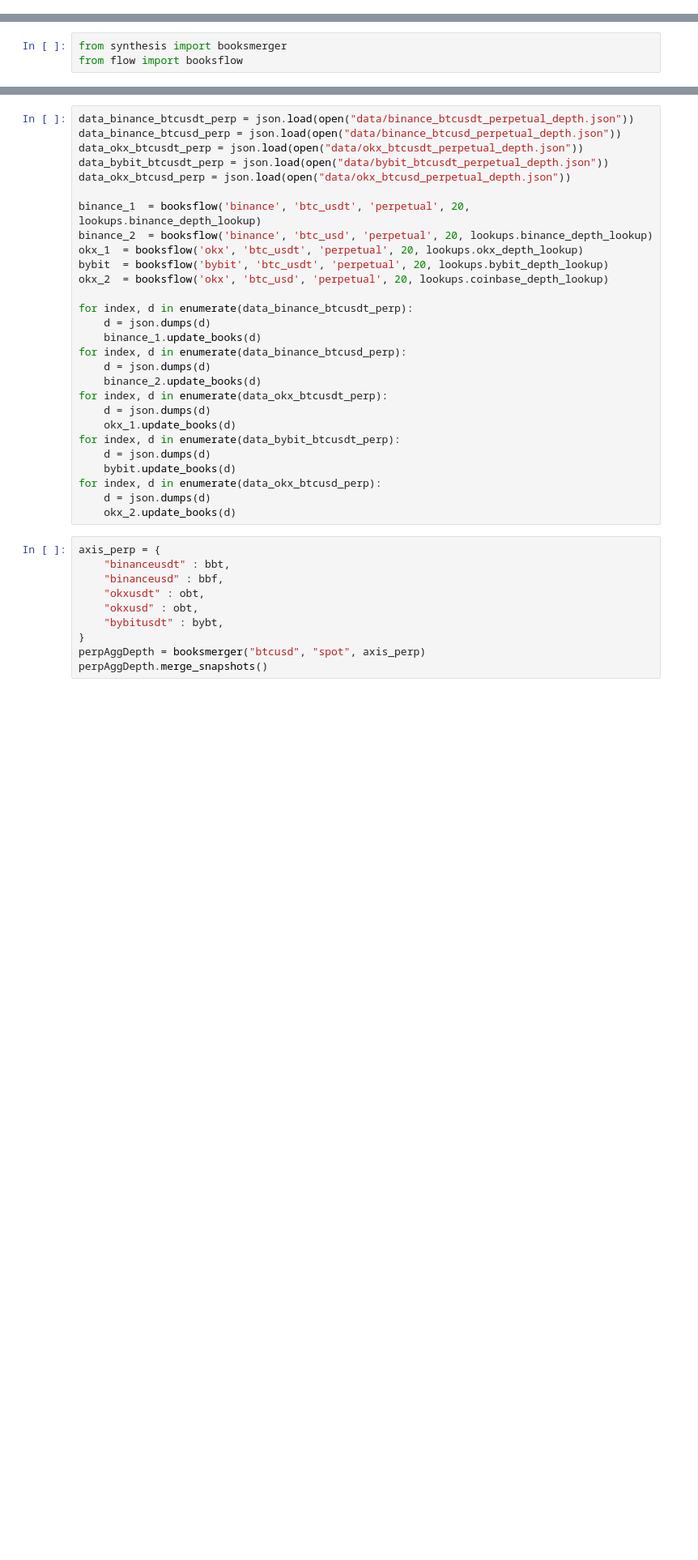
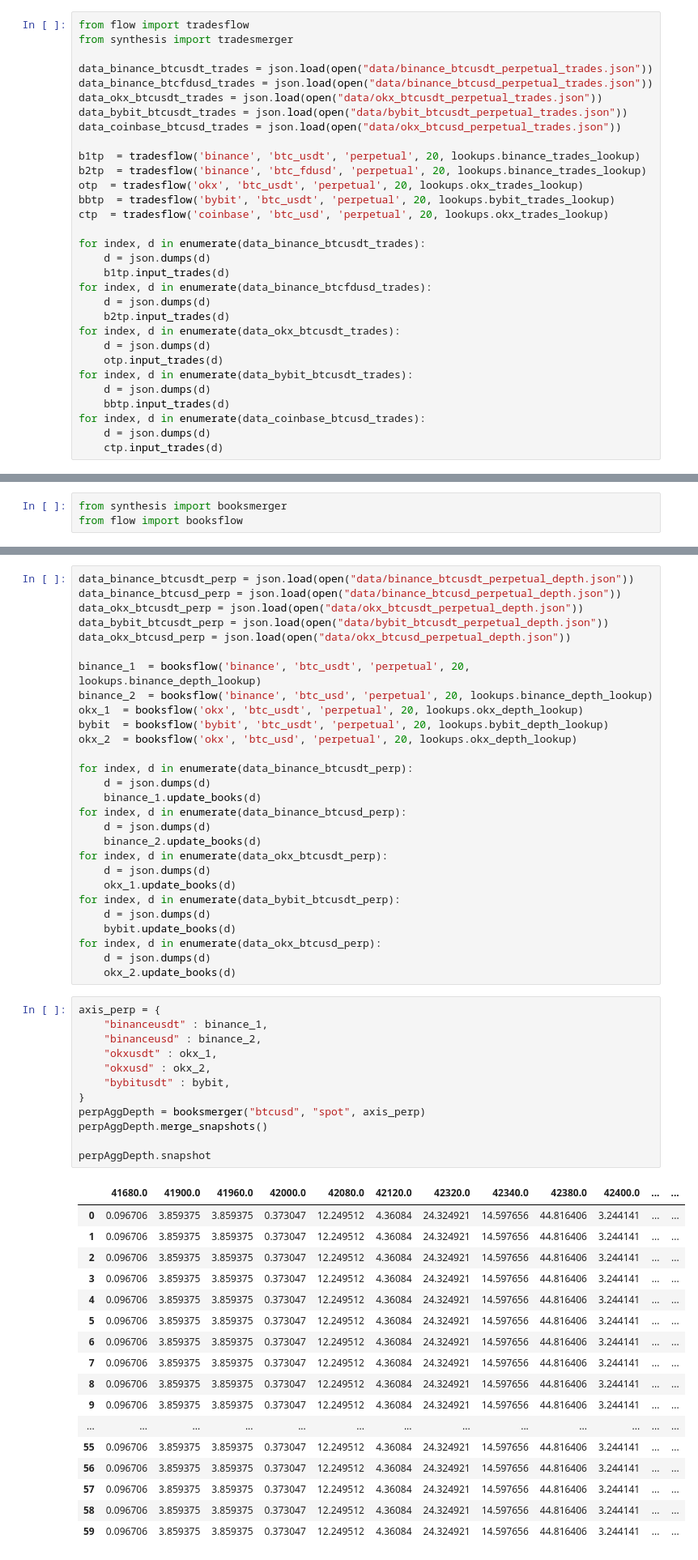
Before and after one commit to IndianaBug/moonStreamProcess, a Jupyter notebook: examples/synthesis.ipynb, the cells around one changed output, grey strips where cells are left out. Shown at 81% size. Drawn from its saved outputs; the diff is of its cells as text; blank space fills up the shorter version.

```diff
--- a/examples/synthesis.ipynb
+++ b/examples/synthesis.ipynb
@@ -16,0 +241,31 @@ import lookups
+# %%
+from flow import tradesflow
+from synthesis import tradesmerger
+
+data_binance_btcusdt_trades = json.load(open("data/binance_btcusdt_perpetual_trades.json"))
+data_binance_btcfdusd_trades = json.load(open("data/binance_btcusd_perpetual_trades.json"))
+data_okx_btcusdt_trades = json.load(open("data/okx_btcusdt_perpetual_trades.json"))
+data_bybit_btcusdt_trades = json.load(open("data/bybit_btcusdt_perpetual_trades.json"))
+data_coinbase_btcusd_trades = json.load(open("data/okx_btcusd_perpetual_trades.json"))
+
+b1tp  = tradesflow('binance', 'btc_usdt', 'perpetual', 20, lookups.binance_trades_lookup)
+b2tp  = tradesflow('binance', 'btc_fdusd', 'perpetual', 20, lookups.binance_trades_lookup)
+otp  = tradesflow('okx', 'btc_usdt', 'perpetual', 20, lookups.okx_trades_lookup)
+bbtp  = tradesflow('bybit', 'btc_usdt', 'perpetual', 20, lookups.bybit_trades_lookup)
+ctp  = tradesflow('coinbase', 'btc_usd', 'perpetual', 20, lookups.okx_trades_lookup)
+
+for index, d in enumerate(data_binance_btcusdt_trades):
+    d = json.dumps(d)
+    b1tp.input_trades(d)
+for index, d in enumerate(data_binance_btcfdusd_trades):
+    d = json.dumps(d)
+    b2tp.input_trades(d)
+for index, d in enumerate(data_okx_btcusdt_trades):
+    d = json.dumps(d)
+    otp.input_trades(d)
+for index, d in enumerate(data_bybit_btcusdt_trades):
+    d = json.dumps(d)
+    bbtp.input_trades(d)
+for index, d in enumerate(data_coinbase_btcusd_trades):
+    d = json.dumps(d)
+    ctp.input_trades(d)
@@ -58,7 +329,7 @@ binance_1  = booksflow('binance', 'btc_usdt', 'perpetual', 20, lookups.binance_d
 binance_2  = booksflow('binance', 'btc_usd', 'perpetual', 20, lookups.binance_depth_lookup)
 okx_1  = booksflow('okx', 'btc_usdt', 'perpetual', 20, lookups.okx_depth_lookup)
 bybit  = booksflow('bybit', 'btc_usdt', 'perpetual', 20, lookups.bybit_depth_lookup)
-okx_2  = booksflow('okx', 'btc_usd', 'perpetual', 20, lookups.coinbase_depth_lookup)
+okx_2  = booksflow('okx', 'btc_usd', 'perpetual', 20, lookups.okx_depth_lookup)
 
 for index, d in enumerate(data_binance_btcusdt_perp):
     d = json.dumps(d)
@@ -77,11 +348,31 @@ for index, d in enumerate(data_okx_btcusd_perp):
     okx_2.update_books(d)
 # %%
 axis_perp = {
-    "binanceusdt" : bbt,
-    "binanceusd" : bbf,
-    "okxusdt" : obt,
-    "okxusd" : obt,
-    "bybitusdt" : bybt,
+    "binanceusdt" : binance_1,
+    "binanceusd" : binance_2,
+    "okxusdt" : okx_1,
+    "okxusd" : okx_2,
+    "bybitusdt" : bybit,
 }
 perpAggDepth = booksmerger("btcusd", "spot", axis_perp)
 perpAggDepth.merge_snapshots()
+
+perpAggDepth.snapshot
+# %% [output]
+|  | 41680.0 | 41900.0 | 41960.0 | 42000.0 | 42080.0 | 42120.0 | 42320.0 | 42340.0 | 42380.0 | 42400.0 | ... | ... |
+| 0 | 0.096706 | 3.859375 | 3.859375 | 0.373047 | 12.249512 | 4.36084 | 24.324921 | 14.597656 | 44.816406 | 3.244141 | ... | ... |
+| 1 | 0.096706 | 3.859375 | 3.859375 | 0.373047 | 12.249512 | 4.36084 | 24.324921 | 14.597656 | 44.816406 | 3.244141 | ... | ... |
+| 2 | 0.096706 | 3.859375 | 3.859375 | 0.373047 | 12.249512 | 4.36084 | 24.324921 | 14.597656 | 44.816406 | 3.244141 | ... | ... |
+| 3 | 0.096706 | 3.859375 | 3.859375 | 0.373047 | 12.249512 | 4.36084 | 24.324921 | 14.597656 | 44.816406 | 3.244141 | ... | ... |
+| 4 | 0.096706 | 3.859375 | 3.859375 | 0.373047 | 12.249512 | 4.36084 | 24.324921 | 14.597656 | 44.816406 | 3.244141 | ... | ... |
+| 5 | 0.096706 | 3.859375 | 3.859375 | 0.373047 | 12.249512 | 4.36084 | 24.324921 | 14.597656 | 44.816406 | 3.244141 | ... | ... |
+| 6 | 0.096706 | 3.859375 | 3.859375 | 0.373047 | 12.249512 | 4.36084 | 24.324921 | 14.597656 | 44.816406 | 3.244141 | ... | ... |
+| 7 | 0.096706 | 3.859375 | 3.859375 | 0.373047 | 12.249512 | 4.36084 | 24.324921 | 14.597656 | 44.816406 | 3.244141 | ... | ... |
+| 8 | 0.096706 | 3.859375 | 3.859375 | 0.373047 | 12.249512 | 4.36084 | 24.324921 | 14.597656 | 44.816406 | 3.244141 | ... | ... |
+| 9 | 0.096706 | 3.859375 | 3.859375 | 0.373047 | 12.249512 | 4.36084 | 24.324921 | 14.597656 | 44.816406 | 3.244141 | ... | ... |
+| ... | ... | ... | ... | ... | ... | ... | ... | ... | ... | ... | ... | ... |
+| 55 | 0.096706 | 3.859375 | 3.859375 | 0.373047 | 12.249512 | 4.36084 | 24.324921 | 14.597656 | 44.816406 | 3.244141 | ... | ... |
+| 56 | 0.096706 | 3.859375 | 3.859375 | 0.373047 | 12.249512 | 4.36084 | 24.324921 | 14.597656 | 44.816406 | 3.244141 | ... | ... |
+| 57 | 0.096706 | 3.859375 | 3.859375 | 0.373047 | 12.249512 | 4.36084 | 24.324921 | 14.597656 | 44.816406 | 3.244141 | ... | ... |
+| 58 | 0.096706 | 3.859375 | 3.859375 | 0.373047 | 12.249512 | 4.36084 | 24.324921 | 14.597656 | 44.816406 | 3.244141 | ... | ... |
+| 59 | 0.096706 | 3.859375 | 3.859375 | 0.373047 | 12.249512 | 4.36084 | 24.324921 | 14.597656 | 44.816406 | 3.244141 | ... | ... |
```
Also changed, not shown: parts of 19 cells of this notebook, 5 other files.
